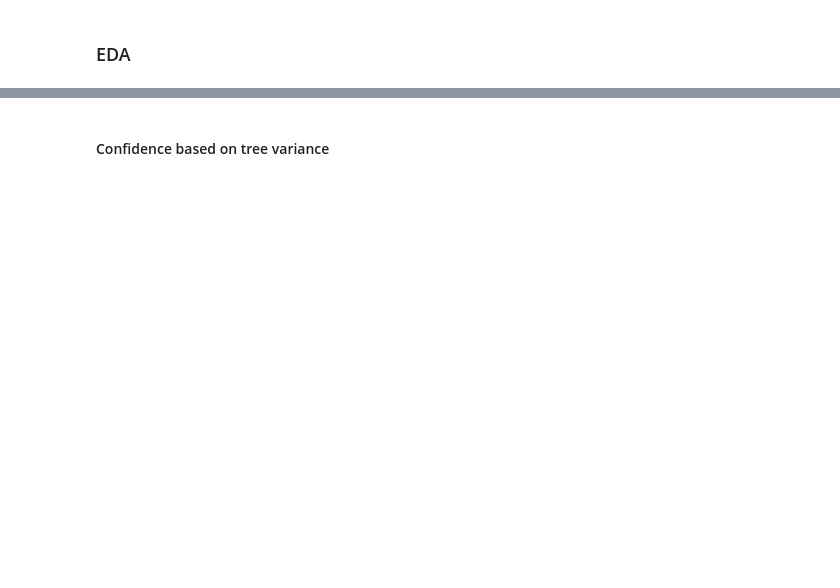
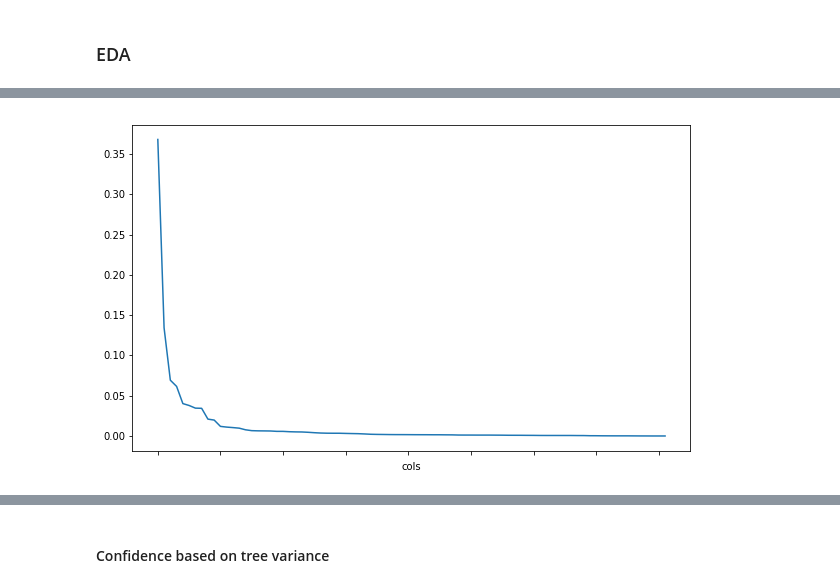
Before and after one commit to ademyanchuk/fasta_ml_course, a Jupyter notebook: lesson1-house_price.ipynb, the cells around one changed output, grey strips where cells are left out. Cells and saved outputs as stored; diff of their text form; code cells hidden in the pictures; blank space fills up the shorter version.

Commit message:
add feature importance and start data cleaning (join categories)

```diff
--- a/lesson1-house_price.ipynb
+++ b/lesson1-house_price.ipynb
@@ -178,0 +183,6 @@ raw_train_df.SalePrice = np.log(raw_train_df.SalePrice)
+# %%
+raw_train_df.loc[raw_train_df.OverallQual.isin([1,2,3,4]), 'OverallQual'] = 4
+raw_test_df.loc[raw_test_df.OverallQual.isin([1,2,3,4]), 'OverallQual'] = 4
+# %%
+raw_train_df.loc[raw_train_df.OverallQual.isin([8,9,10]), 'OverallQual'] = 8
+raw_test_df.loc[raw_test_df.OverallQual.isin([8,9,10]), 'OverallQual'] = 8
@@ -324,0 +351,2 @@ y_pred = np.exp(y_pred)
+# %%
+fi = rf_feat_importance(m, X_train); fi[:10]
@@ -324,0 +365,4 @@ y_pred = np.exp(y_pred)
+# %%
+fi.plot('cols', 'imp', figsize=(10,6), legend=False);
+# %% [output]
+[figure, added]
```
Also changed, not shown: parts of 28 cells of this notebook.
